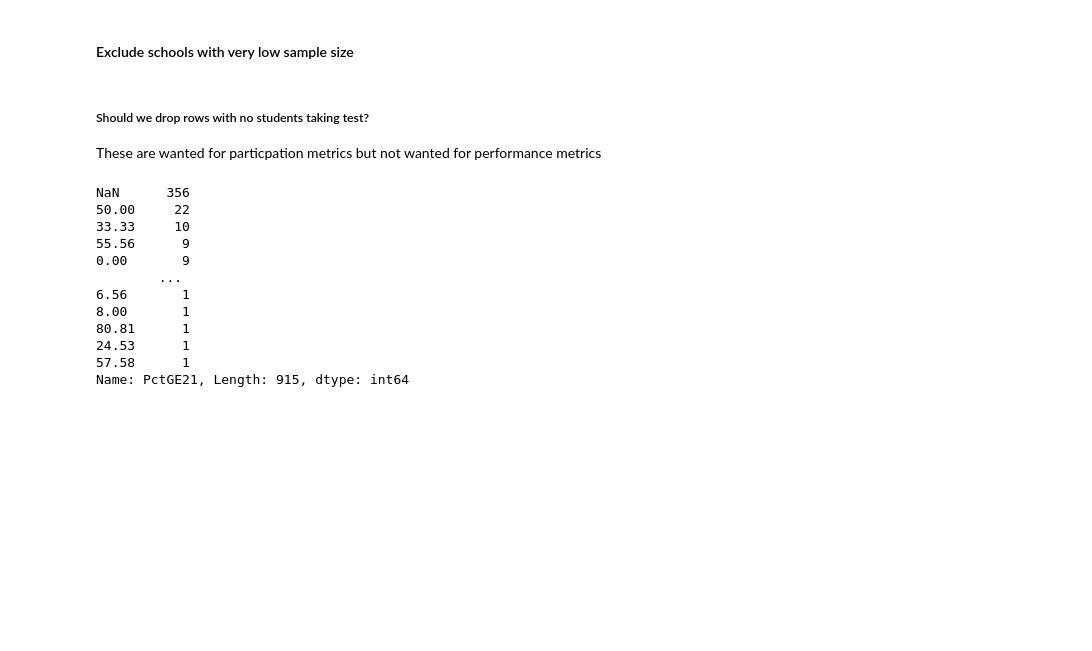
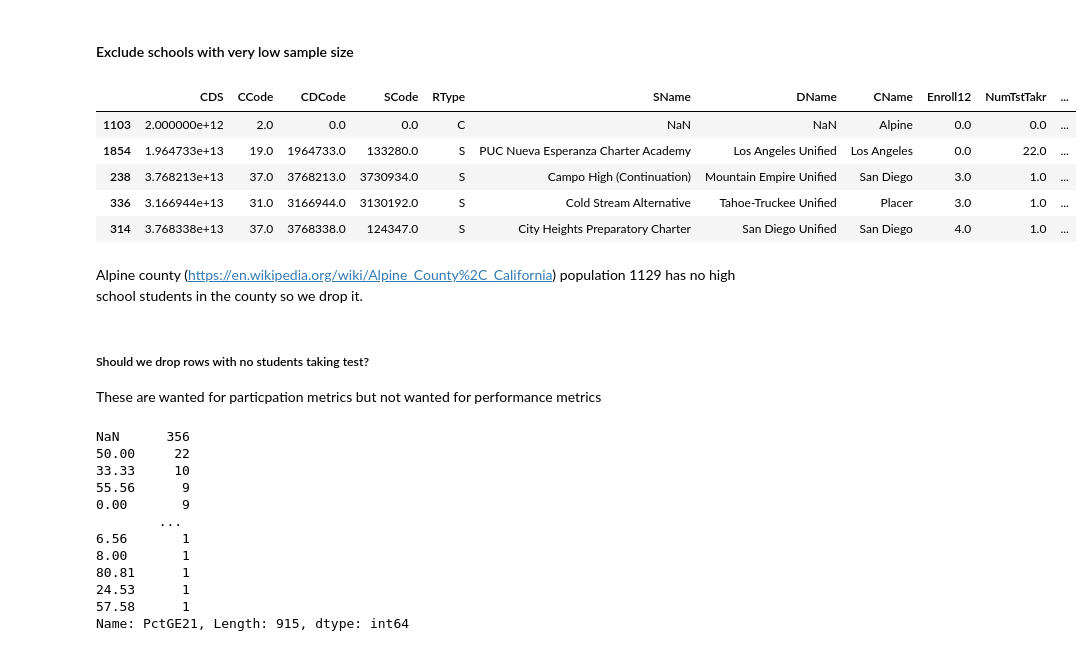
Before and after one commit to stevenlw-porpoise/California-Standardized-Testing-Analysis-Project, a Jupyter notebook: project1.ipynb, the cells around one changed output. Drawn from its saved outputs; the diff is of its cells as text; code cells hidden in the pictures; blank space fills up the shorter version.

Commit message:
Handling Test takers > Students outliers

```diff
--- a/project1.ipynb
+++ b/project1.ipynb
@@ -103,3 +102,14 @@ act_ca.drop(columns=dropped_cols, inplace = True)
 act_ca = act_ca[act_ca['PctGE21'] != '*']
 # %%
 act_ca.loc[act_ca['NumGE21'].isna(), ['NumGE21']] = 0 # NaN means no students took test
+# %%
+act_raw.sort_values('Enroll12').head()
+# %% [output]
+|  | CDS | CCode | CDCode | SCode | RType | SName | DName | CName | Enroll12 | NumTstTakr | ... |
+| 1103 | 2.000000e+12 | 2.0 | 0.0 | 0.0 | C | NaN | NaN | Alpine | 0.0 | 0.0 | ... |
+| 1854 | 1.964733e+13 | 19.0 | 1964733.0 | 133280.0 | S | PUC Nueva Esperanza Charter Academy | Los Angeles Unified | Los Angeles | 0.0 | 22.0 | ... |
+| 238 | 3.768213e+13 | 37.0 | 3768213.0 | 3730934.0 | S | Campo High (Continuation) | Mountain Empire Unified | San Diego | 3.0 | 1.0 | ... |
+| 336 | 3.166944e+13 | 31.0 | 3166944.0 | 3130192.0 | S | Cold Stream Alternative | Tahoe-Truckee Unified | Placer | 3.0 | 1.0 | ... |
+| 314 | 3.768338e+13 | 37.0 | 3768338.0 | 124347.0 | S | City Heights Preparatory Charter | San Diego Unified | San Diego | 4.0 | 1.0 | ... |
+# %% [markdown]
+Alpine county (https://en.wikipedia.org/wiki/Alpine_County%2C_California) population 1129 has no high school students in the county so we drop it.
```
Also changed, not shown: parts of 26 cells of this notebook.
